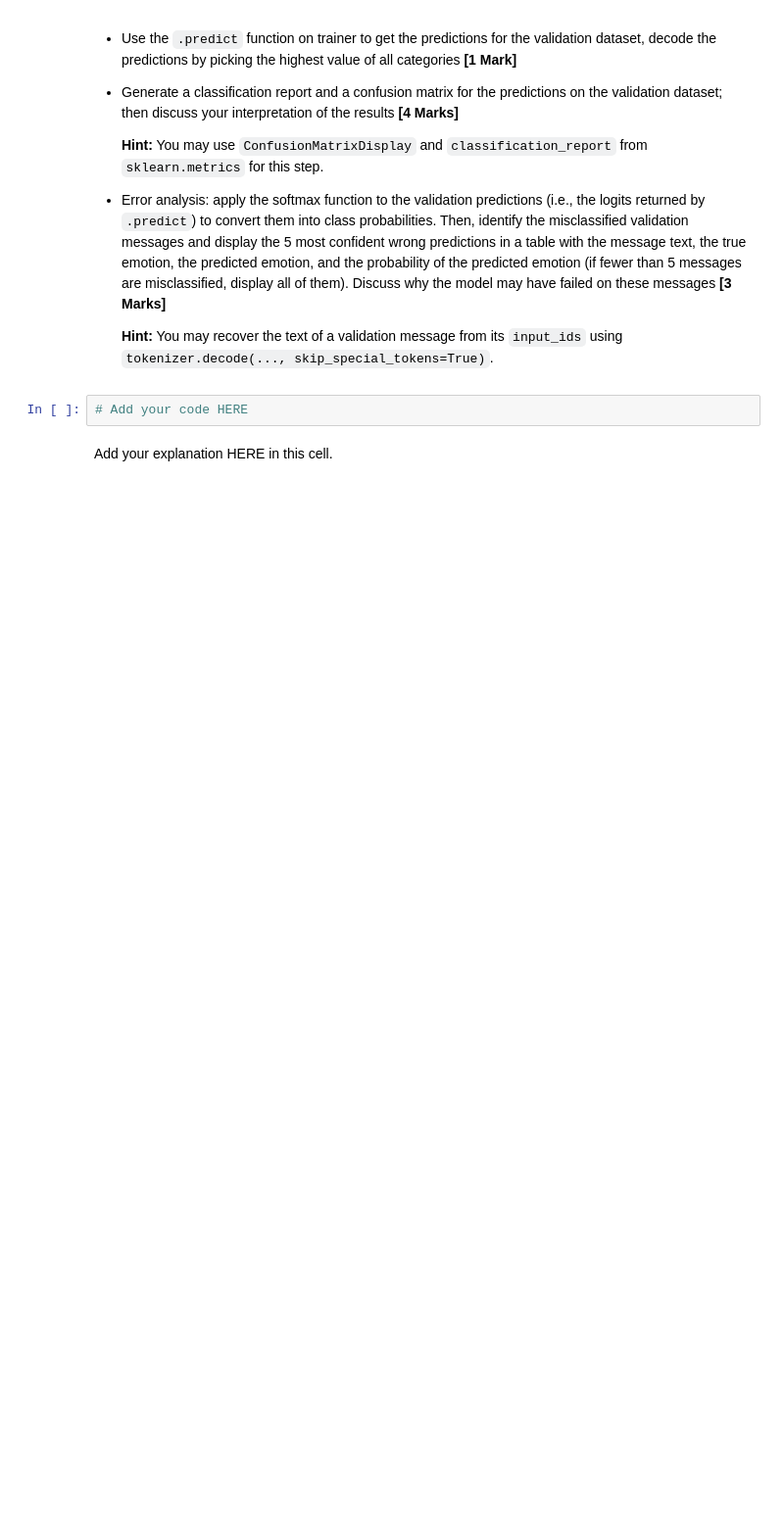
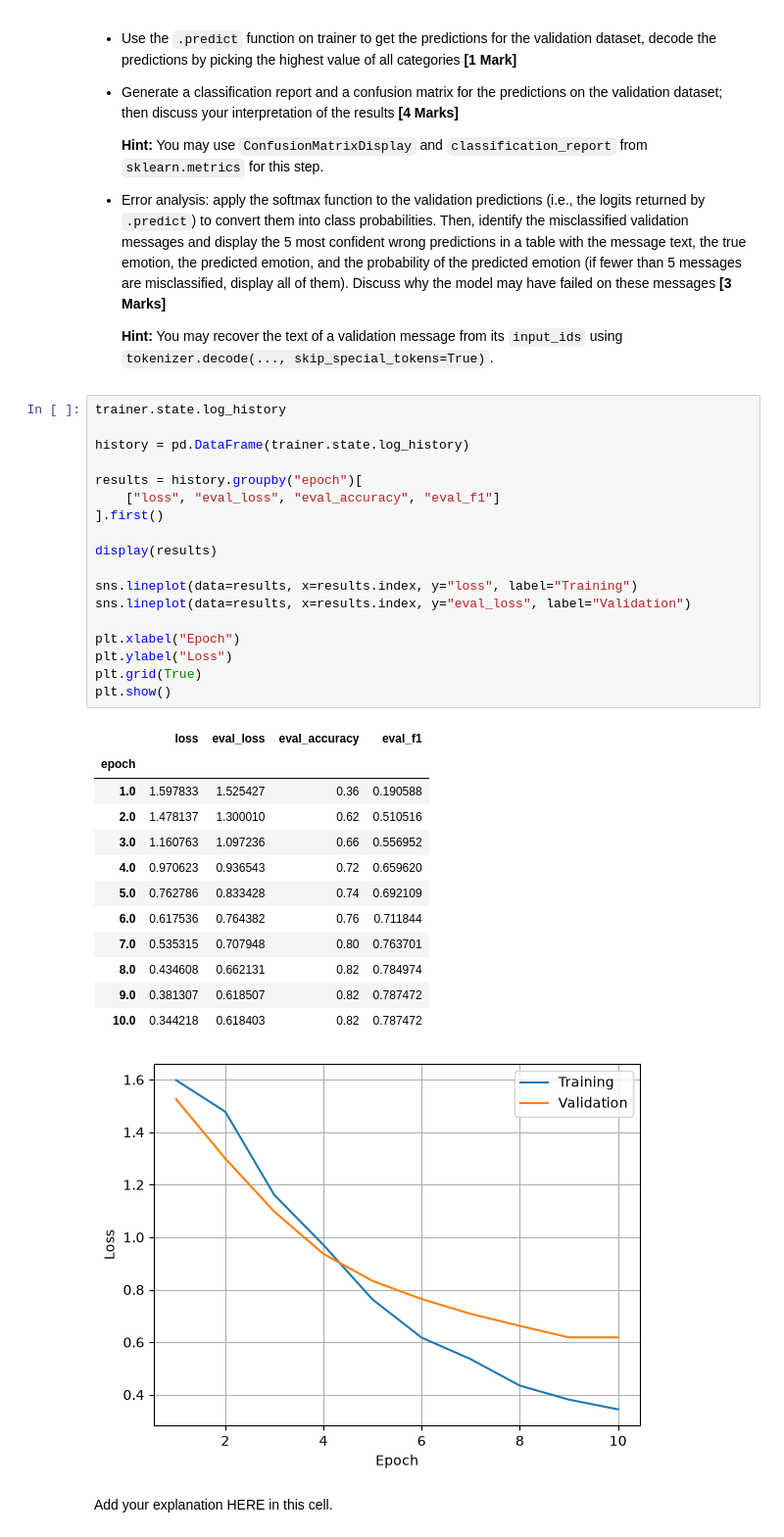
Before and after one commit to acknowledgeworkimagine/DataScienceStatlLearning, a Jupyter notebook: Project_2/Project_2_Elias_Gallegos.ipynb, the cells around one changed output. Shown at 98% size. Saved outputs shown, nothing was run; the diff lists cells and outputs as text; blank space fills up the shorter version.

```diff
--- a/Project_2/Project_2_Elias_Gallegos.ipynb
+++ b/Project_2/Project_2_Elias_Gallegos.ipynb
@@ -687,6 +701,36 @@ After training for your chosen number of epochs:
 
   **Hint:** You may recover the text of a validation message from its `input_ids` using `tokenizer.decode(..., skip_special_tokens=True)`.
 # %%
-# Add your code HERE
+trainer.state.log_history
+
+history = pd.DataFrame(trainer.state.log_history)
+
+results = history.groupby("epoch")[
+    ["loss", "eval_loss", "eval_accuracy", "eval_f1"]
+].first()
+
+display(results)
+
+sns.lineplot(data=results, x=results.index, y="loss", label="Training")
+sns.lineplot(data=results, x=results.index, y="eval_loss", label="Validation")
+
+plt.xlabel("Epoch")
+plt.ylabel("Loss")
+plt.grid(True)
+plt.show()
+# %% [output]
+|  | loss | eval_loss | eval_accuracy | eval_f1 |
+| epoch |  |  |  |  |
+| 1.0 | 1.597833 | 1.525427 | 0.36 | 0.190588 |
+| 2.0 | 1.478137 | 1.300010 | 0.62 | 0.510516 |
+| 3.0 | 1.160763 | 1.097236 | 0.66 | 0.556952 |
+| 4.0 | 0.970623 | 0.936543 | 0.72 | 0.659620 |
+| 5.0 | 0.762786 | 0.833428 | 0.74 | 0.692109 |
+| 6.0 | 0.617536 | 0.764382 | 0.76 | 0.711844 |
+| 7.0 | 0.535315 | 0.707948 | 0.80 | 0.763701 |
+| 8.0 | 0.434608 | 0.662131 | 0.82 | 0.784974 |
+| 9.0 | 0.381307 | 0.618507 | 0.82 | 0.787472 |
+| 10.0 | 0.344218 | 0.618403 | 0.82 | 0.787472 |
+[figure, added]
 # %% [markdown]
 Add your explanation HERE in this cell.
```
Also changed, not shown: parts of 5 cells of this notebook.
